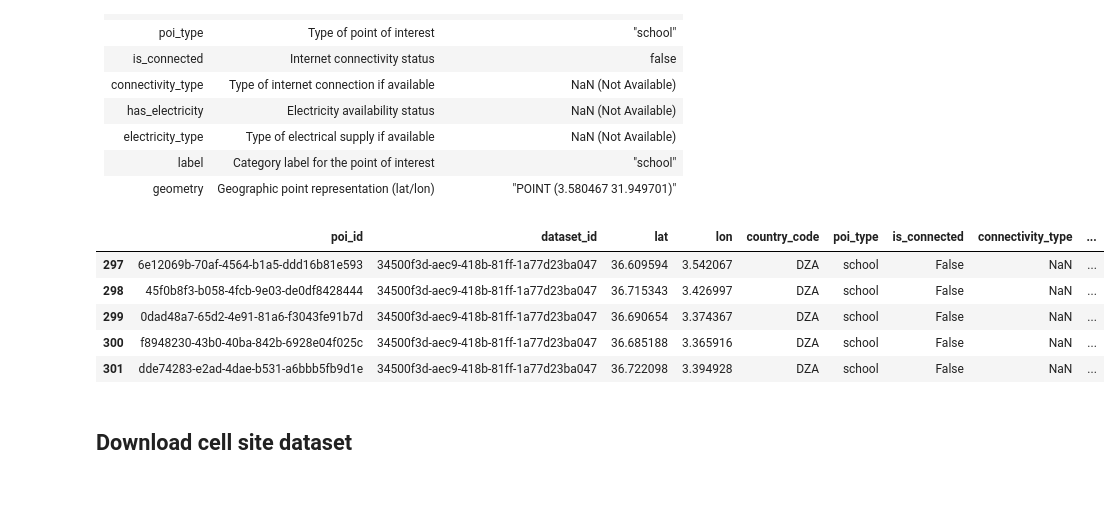
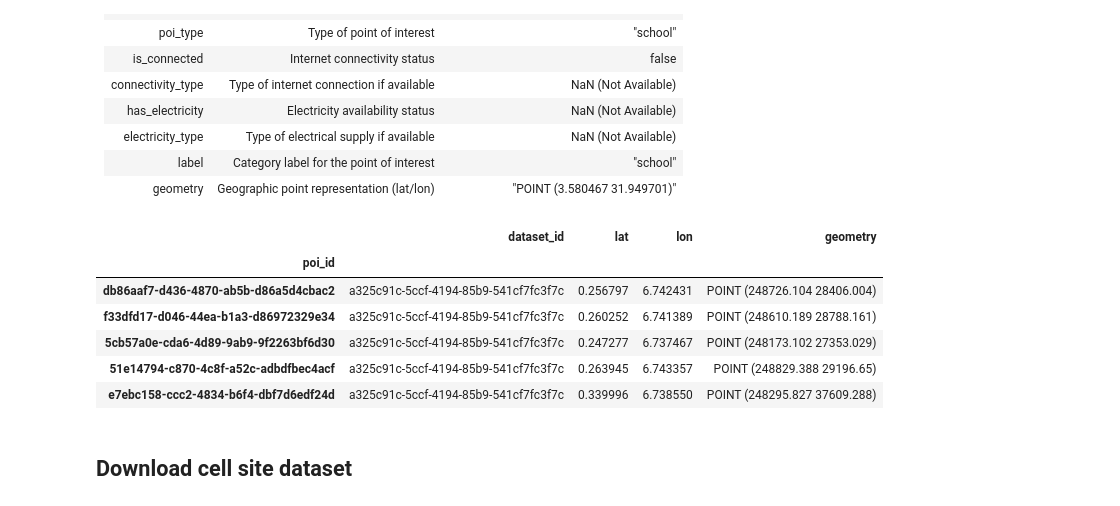
Before and after one commit to FNS-Division/geopython-2025, a Jupyter notebook: 2_visibility_analysis.ipynb, the cells around one changed output. Saved outputs shown, nothing was run; the diff lists cells and outputs as text; code cells hidden in the pictures.

```diff
--- a/2_visibility_analysis.ipynb
+++ b/2_visibility_analysis.ipynb
@@ -177,12 +168,20 @@ algeria_schools_gdf = algeria_schools_gdf[algeria_schools_gdf['poi_id'].isin(sub
+# %%
+schools_gdf = gpd.read_file("https://zstagigaprodeuw1.blob.core.windows.net/gigainframapkit-public-container/stp/standardized/schools.geojson")
+schools_gdf = schools_gdf[["poi_id","dataset_id","lat","lon","geometry"]].set_index("poi_id")
+
+# Re-project a projected CRS
+utm = schools_gdf.estimate_utm_crs()
+schools_gdf = schools_gdf.to_crs(utm)
 # %%
-algeria_schools_gdf.head()
+schools_gdf.head()
 # %% [output]
-|  | poi_id | dataset_id | lat | lon | country_code | poi_type | is_connected | connectivity_type | ... |
-| 297 | 6e12069b-70af-4564-b1a5-ddd16b81e593 | 34500f3d-aec9-418b-81ff-1a77d23ba047 | 36.609594 | 3.542067 | DZA | school | False | NaN | ... |
-| 298 | 45f0b8f3-b058-4fcb-9e03-de0df8428444 | 34500f3d-aec9-418b-81ff-1a77d23ba047 | 36.715343 | 3.426997 | DZA | school | False | NaN | ... |
-| 299 | 0dad48a7-65d2-4e91-81a6-f3043fe91b7d | 34500f3d-aec9-418b-81ff-1a77d23ba047 | 36.690654 | 3.374367 | DZA | school | False | NaN | ... |
-| 300 | f8948230-43b0-40ba-842b-6928e04f025c | 34500f3d-aec9-418b-81ff-1a77d23ba047 | 36.685188 | 3.365916 | DZA | school | False | NaN | ... |
-| 301 | dde74283-e2ad-4dae-b531-a6bbb5fb9d1e | 34500f3d-aec9-418b-81ff-1a77d23ba047 | 36.722098 | 3.394928 | DZA | school | False | NaN | ... |
+|  | dataset_id | lat | lon | geometry |
+| poi_id |  |  |  |  |
+| db86aaf7-d436-4870-ab5b-d86a5d4cbac2 | a325c91c-5ccf-4194-85b9-541cf7fc3f7c | 0.256797 | 6.742431 | POINT (248726.104 28406.004) |
+| f33dfd17-d046-44ea-b1a3-d86972329e34 | a325c91c-5ccf-4194-85b9-541cf7fc3f7c | 0.260252 | 6.741389 | POINT (248610.189 28788.161) |
+| 5cb57a0e-cda6-4d89-9ab9-9f2263bf6d30 | a325c91c-5ccf-4194-85b9-541cf7fc3f7c | 0.247277 | 6.737467 | POINT (248173.102 27353.029) |
+| 51e14794-c870-4c8f-a52c-adbdfbec4acf | a325c91c-5ccf-4194-85b9-541cf7fc3f7c | 0.263945 | 6.743357 | POINT (248829.388 29196.65) |
+| e7ebc158-ccc2-4834-b6f4-dbf7d6edf24d | a325c91c-5ccf-4194-85b9-541cf7fc3f7c | 0.339996 | 6.738550 | POINT (248295.827 37609.288) |
 # %% [markdown]
 ## Download cell site dataset
 # %% [markdown]
```
Also changed, not shown: parts of 32 cells of this notebook.
